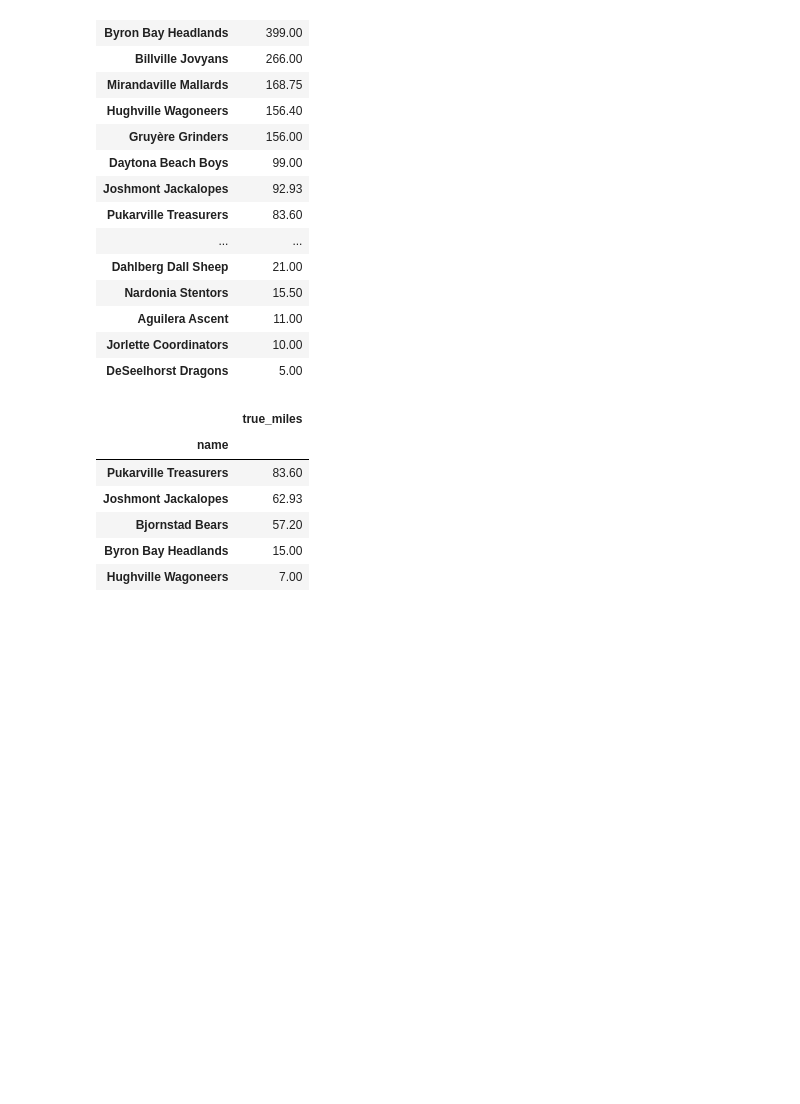
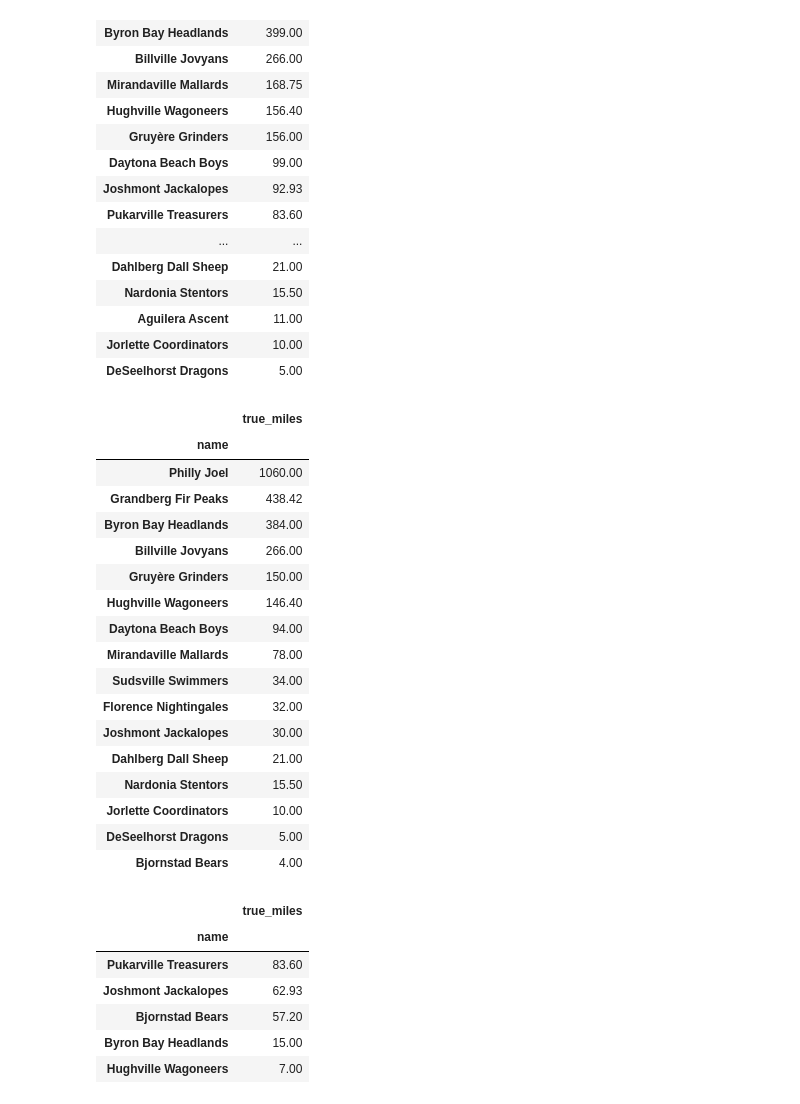
Before and after one commit to joshua-reynolds/bike-month-tracker, a Jupyter notebook: stats/Bike-Month-Stats.ipynb, the cells around one changed output. Drawn from its saved outputs; the diff is of its cells as text; code cells hidden in the pictures; blank space fills up the shorter version.

```diff
--- a/stats/Bike-Month-Stats.ipynb
+++ b/stats/Bike-Month-Stats.ipynb
@@ -70,5 +70,30 @@ rides.groupby('name')[['true_miles']].sum().sort_values('true_miles', ascending=
 | Aguilera Ascent | 11.00 |
 | Jorlette Coordinators | 10.00 |
 | DeSeelhorst Dragons | 5.00 |
+# %%
+#===========================
+# total Bike miles by team
+#===========================
+rides_bike = rides[rides['mode']=='Bike'].copy()
+rides_bike.groupby('name')[['true_miles']].sum().sort_values('true_miles', ascending=False)
+# %% [output]
+|  | true_miles |
+| name |  |
+| Philly Joel | 1060.00 |
+| Grandberg Fir Peaks | 438.42 |
+| Byron Bay Headlands | 384.00 |
+| Billville Jovyans | 266.00 |
+| Gruyère Grinders | 150.00 |
+| Hughville Wagoneers | 146.40 |
+| Daytona Beach Boys | 94.00 |
+| Mirandaville Mallards | 78.00 |
+| Sudsville Swimmers | 34.00 |
+| Florence Nightingales | 32.00 |
+| Joshmont Jackalopes | 30.00 |
+| Dahlberg Dall Sheep | 21.00 |
+| Nardonia Stentors | 15.50 |
+| Jorlette Coordinators | 10.00 |
+| DeSeelhorst Dragons | 5.00 |
+| Bjornstad Bears | 4.00 |
 # %%
 #===========================
```
Also changed, not shown: parts of 2 cells of this notebook.
